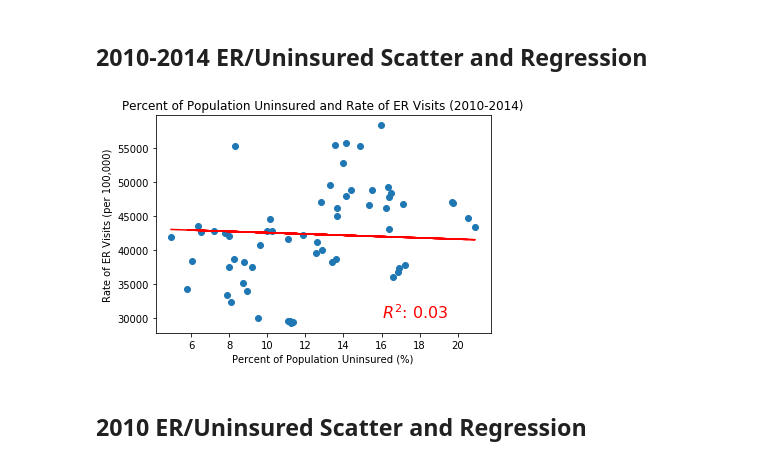
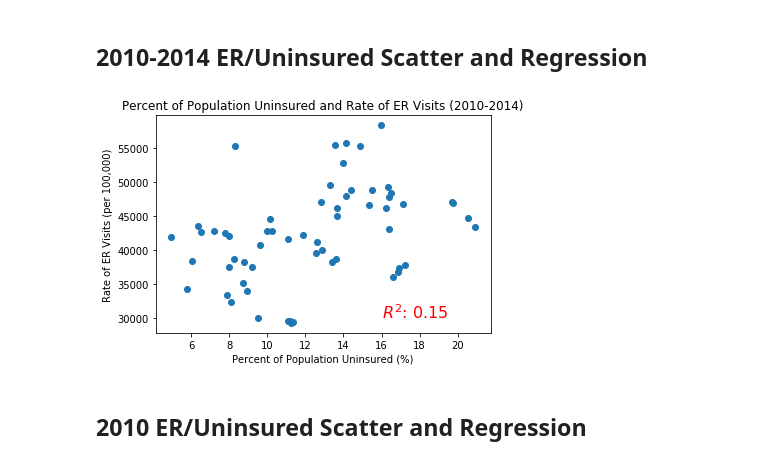
Before and after one commit to TJL30308/DREAM_Project, a Jupyter notebook: ER_Visits_Analysis.ipynb, the cells around one changed output. Drawn from its saved outputs; the diff is of its cells as text; code cells hidden in the pictures.

Commit message:
update to ER visits and mortality rate graphs

```diff
--- a/ER_Visits_Analysis.ipynb
+++ b/ER_Visits_Analysis.ipynb
@@ -248,27 +212,30 @@ uninsured_rate.sort_values(by = 2010, ascending = False)
 | Vermont | 7.98876 | 6.53856 | 6.38886 | 7.18609 | 4.9583 |
 # %% [markdown]
 ## 2010-2014 ER/Uninsured Scatter and Regression
+# %%
+# pull unisured percentage data points to x_values for plotting and regression analysis
+
+x_values = uninsured_rate[2010].tolist() + uninsured_rate[2011].tolist() + uninsured_rate[2012].tolist() + uninsured_rate[2013].tolist()+ uninsured_rate[2014].tolist()
+# %%
+# pull ER visits rates as y_values for plotting
+
+er_rates = ER_visits_rate[2010].tolist() + ER_visits_rate[2011].tolist() + ER_visits_rate[2012].tolist() + ER_visits_rate[2013].tolist()+ ER_visits_rate[2014].tolist()
 # %%
 # plot rate of ER visits to percent of population uninsured and calculate regression
 
-column_years = [2010, 2011, 2012, 2013, 2014]
-
-x_values = uninsured_rate[column_years]
-y_values = ER_visits_rate[column_years]
-
-slope, intercept, rvalue, pvalue, stderr = linregress(x_values.astype(float).mean(), y_values.astype(float).mean())
+slope, intercept, rvalue, pvalue, stderr = linregress(x_values, er_rates)
 
 plt.title('Percent of Population Uninsured and Rate of ER Visits (2010-2014)')
 plt.ylabel('Rate of ER Visits (per 100,000)')
 plt.xlabel('Percent of Population Uninsured (%)')
-plt.scatter(x_values, y_values)
-plt.plot(x_values, intercept + slope * x_values, 'r')
+plt.scatter(x_values, er_rates)
+# plt.plot(x_values, intercept + slope * x_values, 'r')
 plt.annotate(f'$R^2$: {round(rvalue*rvalue,2)}', (16, 30000), c = 'r', fontsize = 16)
 plt.savefig('Images/ER_visits_uninsured_regress_combined.png')
 
 plt.show()
 # %% [output]
-[figure, old version]
+[figure, new version]
 # %% [markdown]
 ## 2010 ER/Uninsured Scatter and Regression
 # %%
```
Also changed, not shown: parts of 13 cells of this notebook, 7 other files.
